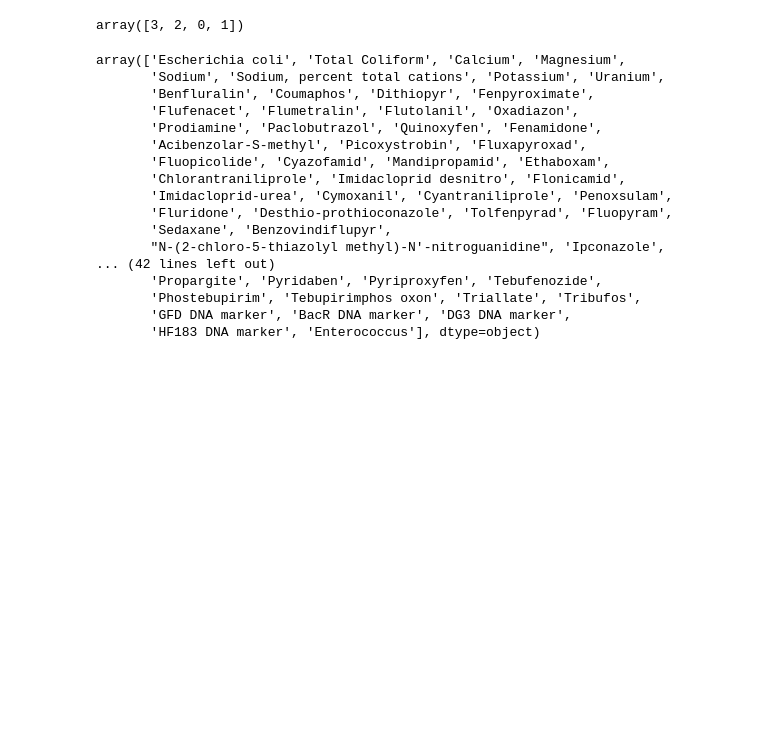
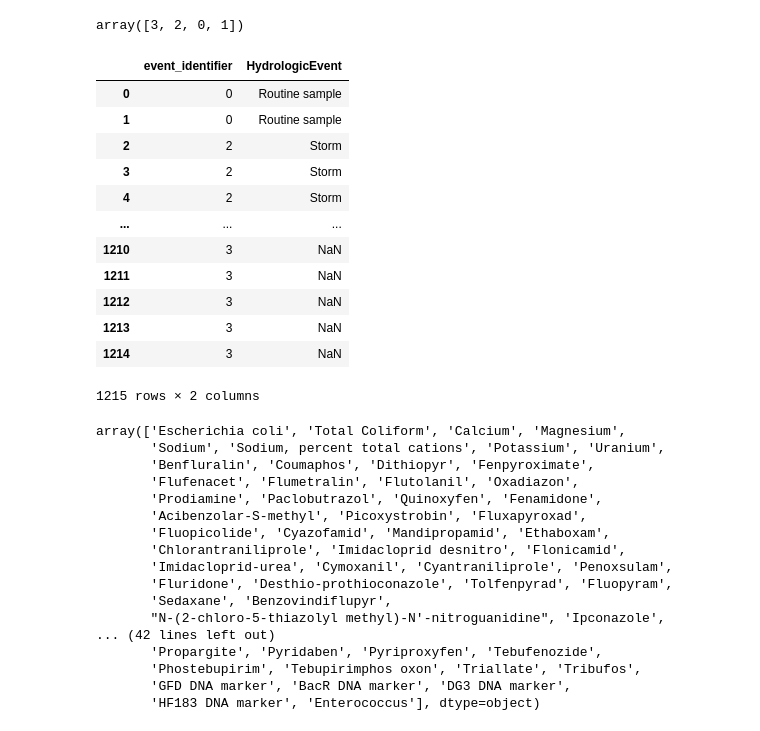
Before and after one commit to DataPlant/LogRegressionWaterMoco, a Jupyter notebook: project3_Logistic.ipynb, the cells around one changed output. Drawn from its saved outputs; the diff is of its cells as text; code cells hidden in the pictures; blank space fills up the shorter version.

```diff
--- a/project3_Logistic.ipynb
+++ b/project3_Logistic.ipynb
@@ -193,6 +193,23 @@ dataset.loc[:, ['result_identifier', 'ResultDetectionConditionText']]
 dataset['result_identifier'].unique()
 # %% [output]
 array([3, 2, 0, 1])
+# %%
+dataset['event_identifier'] = LE.fit_transform(dataset['HydrologicEvent'])
+dataset.loc[:, ['event_identifier', 'HydrologicEvent']]
+# %% [output]
+|  | event_identifier | HydrologicEvent |
+| 0 | 0 | Routine sample |
+| 1 | 0 | Routine sample |
+| 2 | 2 | Storm |
+| 3 | 2 | Storm |
+| 4 | 2 | Storm |
+| ... | ... | ... |
+| 1210 | 3 | NaN |
+| 1211 | 3 | NaN |
+| 1212 | 3 | NaN |
+| 1213 | 3 | NaN |
+| 1214 | 3 | NaN |
+1215 rows × 2 columns
 # %%
 #DKedit#
 dataset.loc[:, 'CharacteristicName'].unique()
```
Also changed, not shown: parts of 6 cells of this notebook, 1 other file.
